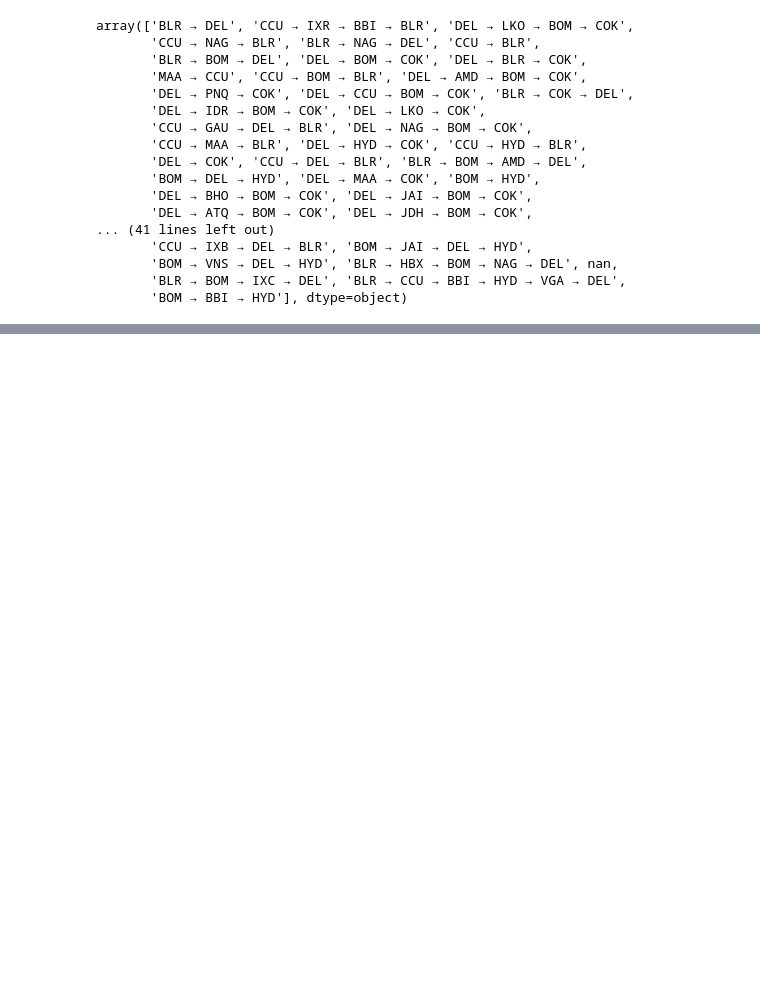
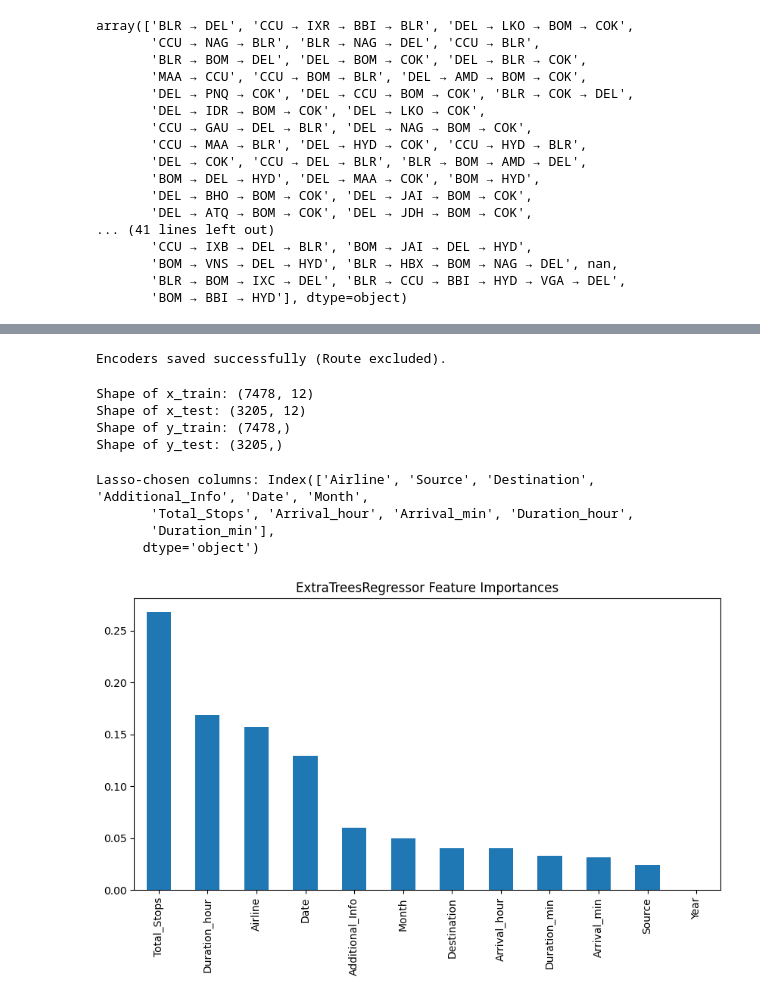
Before and after one commit to realshubhamraut/Flight-Airfare-Prediction-on-Azure-with-WebUI, a Jupyter notebook: EDA-model-building.ipynb, the cells around one changed output, grey strips where cells are left out. Cells and saved outputs as stored; diff of their text form; code cells hidden in the pictures; blank space fills up the shorter version.

```diff
--- a/EDA-model-building.ipynb
+++ b/EDA-model-building.ipynb
@@ -782,0 +657,54 @@ The best model is RandomForest and it has been saved as 'best_model.pkl'
+# %%
+use_cols = [c for c in col_list if c in df.columns]
+X = df[use_cols].copy()
+y = df["Price"].copy()
+# %%
+encoders = {}
+for col in X.select_dtypes(include=["object"]).columns:
+    le = LabelEncoder()
+    X[col] = le.fit_transform(X[col])
+    encoders[col] = le
+# %%
+joblib.dump(encoders, "models/encoders.pkl")
+print("Encoders saved successfully (Route excluded).")
+# %% [output]
+Encoders saved successfully (Route excluded).
+# %%
+x_train, x_test, y_train, y_test = train_test_split(
+    X, y, test_size=0.30, random_state=42
+)
+
+# Also save test data if you wish
+joblib.dump(x_test, "models/x_test.pkl")
+joblib.dump(y_test, "models/y_test.pkl")
+
+print(f"Shape of x_train: {x_train.shape}")
+print(f"Shape of x_test: {x_test.shape}")
+print(f"Shape of y_train: {y_train.shape}")
+print(f"Shape of y_test: {y_test.shape}")
+# %% [output]
+Shape of x_train: (7478, 12)
+Shape of x_test: (3205, 12)
+Shape of y_train: (7478,)
+Shape of y_test: (3205,)
+# %%
+# Lasso for feature importance
+model_lasso = SelectFromModel(Lasso(alpha=0.005, max_iter=500, random_state=0))
+model_lasso.fit(x_train, y_train)
+print("Lasso-chosen columns:", x_train.columns[model_lasso.get_support()])
+# %% [output]
+Lasso-chosen columns: Index(['Airline', 'Source', 'Destination', 'Additional_Info', 'Date', 'Month',
+       'Total_Stops', 'Arrival_hour', 'Arrival_min', 'Duration_hour',
+       'Duration_min'],
+      dtype='object')
+# %%
+etr = ExtraTreesRegressor()
+etr.fit(x_train, y_train)
+
+plt.figure(figsize=(10, 5))
+feature_imp = pd.Series(etr.feature_importances_, index=x_train.columns)
+feature_imp.nlargest(len(x_train.columns)).plot(kind="bar")
+plt.title("ExtraTreesRegressor Feature Importances")
+plt.show()
+# %% [output]
+[figure, added]
```
Also changed, not shown: parts of 84 cells of this notebook, 19 other files.
